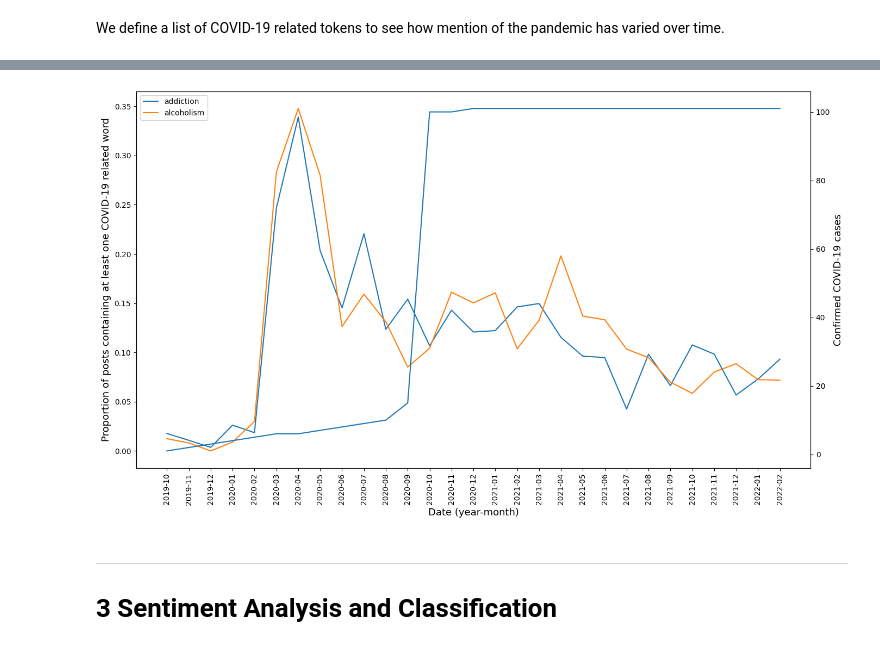
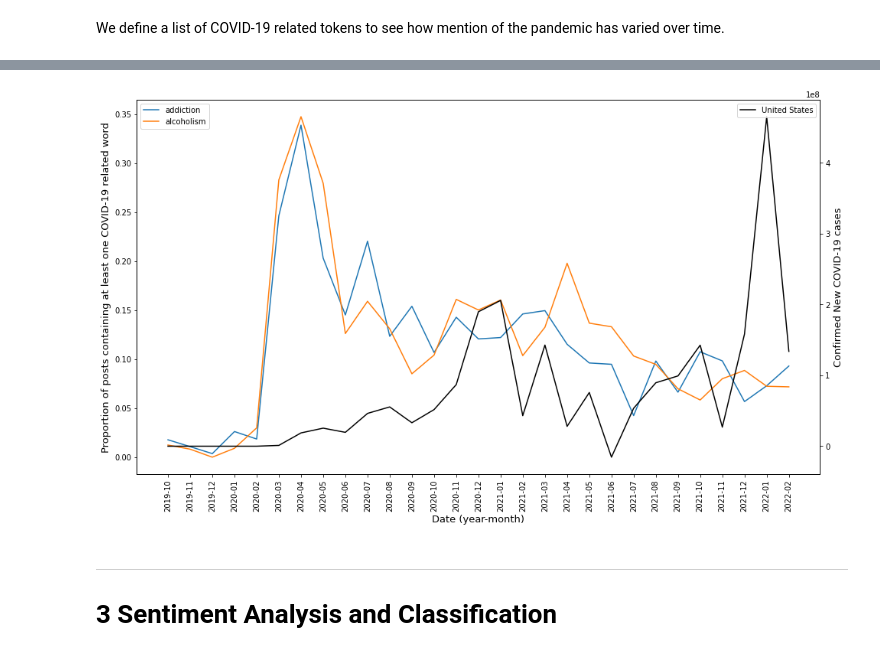
Before and after one commit to zeyad-mansour/reddit-sentiment-analysis, a Jupyter notebook: notebook.ipynb, the cells around one changed output, grey strips where cells are left out. Saved outputs shown, nothing was run; the diff lists cells and outputs as text; code cells hidden in the pictures.

```diff
--- a/notebook.ipynb
+++ b/notebook.ipynb
@@ -389,2 +343,5 @@ We want to use global COVID-19 case data in our analysis, so we refer to the [Jo
 # %%
-df = pd.read_csv(f'data/time_series_covid19_confirmed_global.csv')
+df = pd.read_csv('data/time_series_covid19_confirmed_US.csv')
+
+#Lets look at the dataframe to see how it is organized
+display(df)
@@ -390,0 +362,22 @@ df = pd.read_csv(f'data/time_series_covid19_confirmed_global.csv')
+# %%
+#intitialize the list with 0's for the first 3 months where no data was collected
+monthly_covid_cases = [0, 0, 0]
+
+curr_month = ""
+for column in df:
+    #if the selected column is of a date
+    if column[0].isnumeric():
+        if column[1] == "/":
+            temp = column[0]
+        else:
+            temp = column[:2]
+        total = df[column].sum()
+        #the month has changed
+        if temp != curr_month:
+            #we subtract the total number of cases from the prior months to obtain the number of new cases
+            monthly_covid_cases.append(-1 * sum(monthly_covid_cases))
+            curr_month = temp
+        monthly_covid_cases[-1] += total
+
+monthly_covid_cases = monthly_covid_cases[:len(dates)]
+print(f'Monthly COVID-19 cases in the United States from {dates[0]} to {dates[-1]}: {monthly_covid_cases}')
@@ -391,45 +456,43 @@ df = pd.read_csv(f'data/time_series_covid19_confirmed_global.csv')
 # %%
-test_date_list = ['2019-10', '2019-11', '2019-12', '2020-01', '2020-02', '2020-03', '2020-04', '2020-05', '2020-06', '2020-07', '2020-08', '2020-09', '2020-10', '2020-11', '2020-12', '2021-01', '2021-02', '2021-03', '2021-04', '2021-05', '2021-06', '2021-07', '2021-08', '2021-09', '2021-10', '2021-11', '2021-12', '2022-01', '2022-02']
 proportion_list1 = [0.01773049645390071, 0.010752688172043012, 0.0035971223021582736, 0.026143790849673203, 0.018518518518518517, 0.2465277777777778, 0.3389830508474576, 0.20320855614973263, 0.14521452145214522, 0.2204968944099379, 0.12341772151898735, 0.1540785498489426, 0.10679611650485436, 0.14285714285714285, 0.12072434607645875, 0.12213740458015267, 0.14622641509433962, 0.14960629921259844, 0.11528822055137844, 0.09615384615384616, 0.09482758620689655, 0.04246284501061571, 0.09817351598173515, 0.06637168141592921, 0.10759493670886076, 0.09829059829059829, 0.05675146771037182, 0.07290015847860538, 0.09305993690851735]
 proportion_list2 = [0.012396694214876033, 0.008130081300813009, 0.0, 0.009036144578313253, 0.029900332225913623, 0.2831541218637993, 0.34765625, 0.2796610169491525, 0.12624584717607973, 0.15915915915915915, 0.13108614232209737, 0.0851063829787234, 0.10424710424710425, 0.16109422492401215, 0.15027322404371585, 0.16043956043956045, 0.10367892976588629, 0.1326530612244898, 0.19798657718120805, 0.1368421052631579, 0.13316582914572864, 0.10329670329670329, 0.09473684210526316, 0.06983240223463687, 0.0583756345177665, 0.08010335917312661, 0.08855291576673865, 0.07238605898123325, 0.07180851063829788]
-test_covid_cases = [1, 2, 3, 4, 5, 6, 6, 7, 8, 9, 10, 15, 100, 100, 101, 101, 101, 101, 101, 101, 101, 101, 101, 101, 101, 101, 101, 101, 101]
-
 
 
 plt.rcParams["figure.figsize"] = [16,9]
 
 fig,ax = plt.subplots()
 # make a plot
-ax.plot(test_date_list, proportion_list1, label = "addiction")
-ax.plot(test_date_list, proportion_list2, label = "alcoholism")
+ax.plot(dates, proportion_list1, label = "addiction")
+ax.plot(dates, proportion_list2, label = "alcoholism")
 plt.legend(loc='upper left')
 plt.xticks(rotation=90)
 
 # set x-axis label
 ax.set_xlabel("Date (year-month)", fontsize=13)
 # set y-axis label
 ax.set_ylabel("Proportion of posts containing at least one COVID-19 related word", fontsize=13)
 
 ax2=ax.twinx()
 # make a plot with different y-axis using second axis object
-ax2.plot(test_date_list, test_covid_cases)
-ax2.set_ylabel("Confirmed COVID-19 cases", fontsize=13)
+ax2.plot(dates, monthly_covid_cases, label = "United States", color = "black")
+plt.legend(loc='upper right')
+ax2.set_ylabel("Confirmed New COVID-19 cases", fontsize=13)
 plt.show()
 # save the plot as a file
 
 
 
 
 
-#plt.plot(test_date_list, proportion_list1, label = "addiction")
-#plt.plot(test_date_list, proportion_list2, label = "alcoholism")
+#plt.plot(dates, proportion_list1, label = "addiction")
+#plt.plot(dates, proportion_list2, label = "alcoholism")
 #plt.legend()
 #plt.ylabel("Proportion of posts containing at least one COVID-19 related word")
 #plt.xlabel("Date in monthly intervals")
 #plt.xticks(rotation=90);
 #plt.show()
 # %% [output]
-[figure, old version]
+[figure, new version]
 # %% [markdown]
 <hr>
 
```
Also changed, not shown: parts of 11 cells of this notebook.
